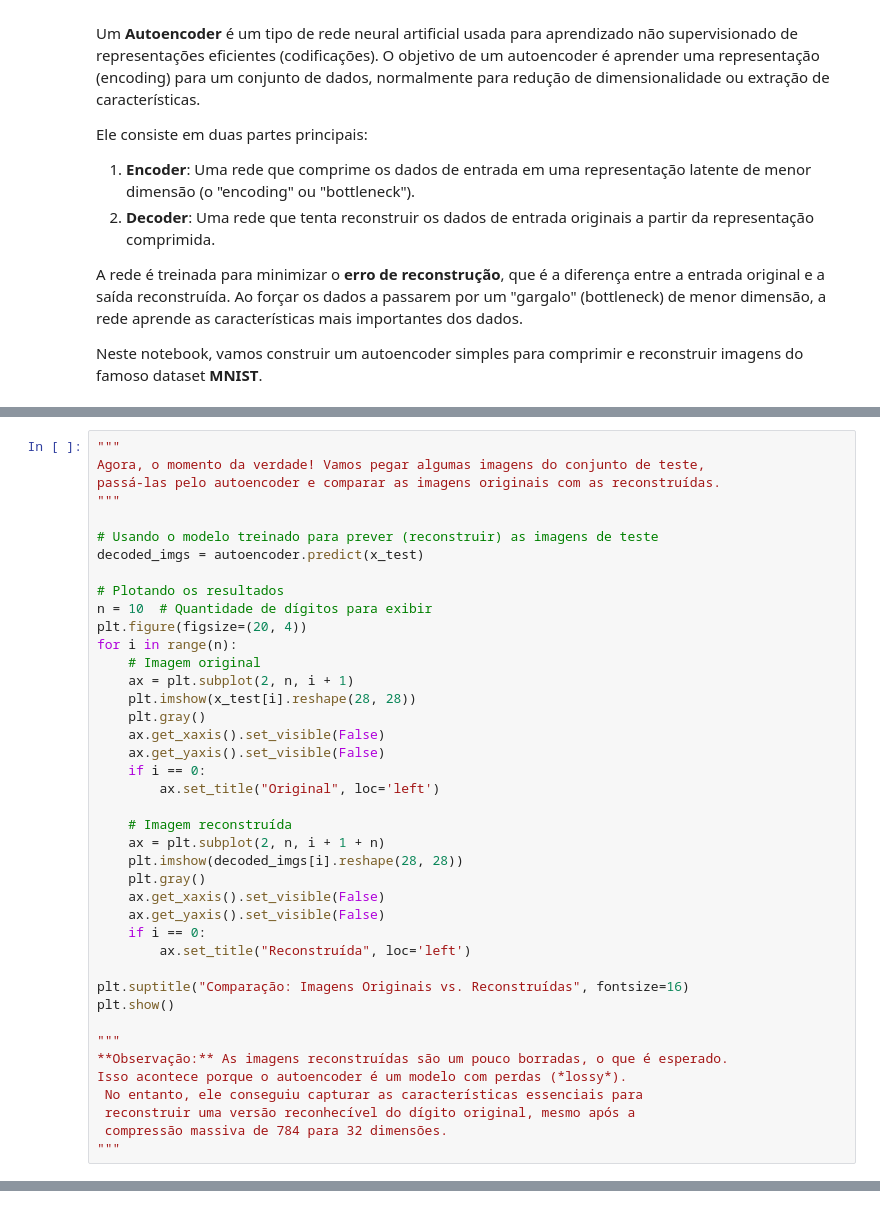
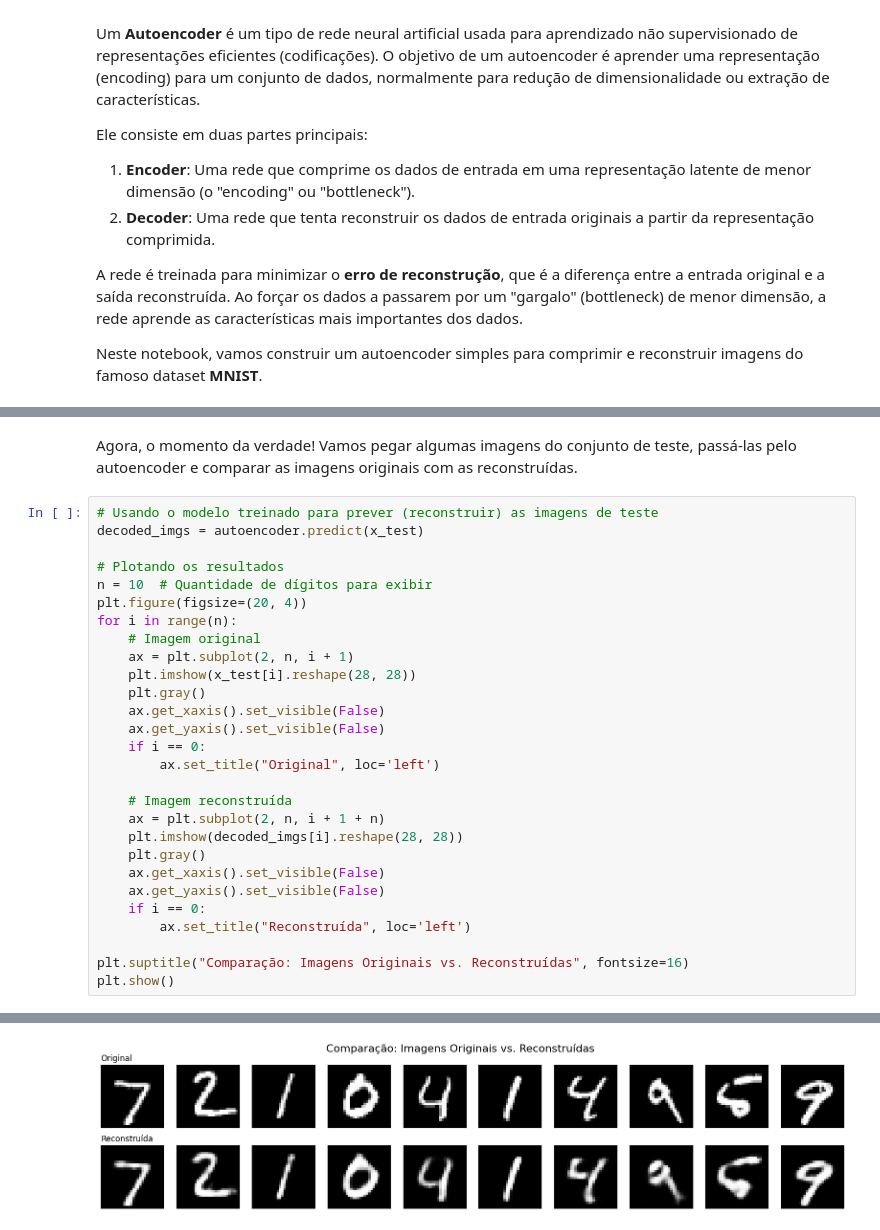
Before and after one commit to isaacdono/ml-studies, a Jupyter notebook: deep learning/autoencoders.ipynb, the cells around one changed output, grey strips where cells are left out. Drawn from its saved outputs; the diff is of its cells as text.

```diff
--- a/deep learning/autoencoders.ipynb
+++ b/deep learning/autoencoders.ipynb
@@ -95,9 +142,7 @@ plt.show()
+# %% [markdown]
+Agora, o momento da verdade! Vamos pegar algumas imagens do conjunto de teste,
+passá-las pelo autoencoder e comparar as imagens originais com as reconstruídas.
 # %%
-"""
-Agora, o momento da verdade! Vamos pegar algumas imagens do conjunto de teste,
-passá-las pelo autoencoder e comparar as imagens originais com as reconstruídas.
-"""
-
 # Usando o modelo treinado para prever (reconstruir) as imagens de teste
 decoded_imgs = autoencoder.predict(x_test)
 
@@ -125,11 +170,4 @@ for i in range(n):
 
 plt.suptitle("Comparação: Imagens Originais vs. Reconstruídas", fontsize=16)
 plt.show()
-
-"""
-**Observação:** As imagens reconstruídas são um pouco borradas, o que é esperado.
-Isso acontece porque o autoencoder é um modelo com perdas (*lossy*).
- No entanto, ele conseguiu capturar as características essenciais para
- reconstruir uma versão reconhecível do dígito original, mesmo após a
- compressão massiva de 784 para 32 dimensões.
-"""
+# %% [output]
@@ -135,0 +175 @@ Isso acontece porque o autoencoder é um modelo com perdas (*lossy*).
+[figure, added]
```
Also changed, not shown: parts of 12 cells of this notebook.
